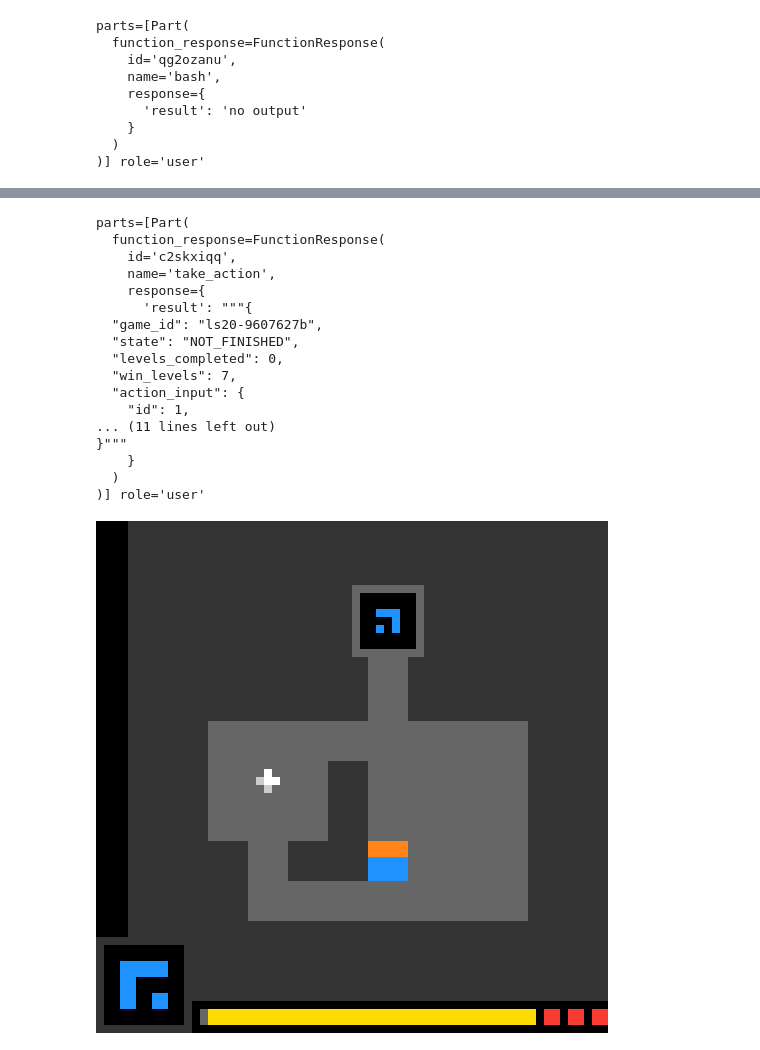
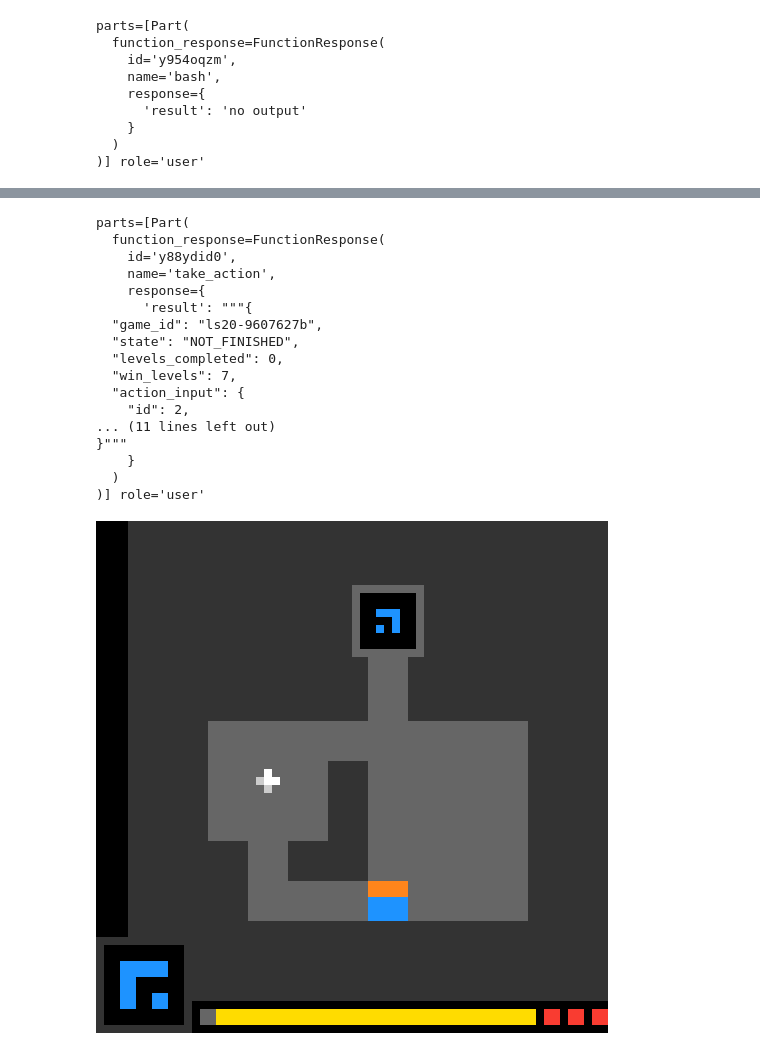
Before and after one commit to ak2k2/jackgamer, a Jupyter notebook: monday/123.ipynb, the cells around one changed output, grey strips where cells are left out. Saved outputs shown, nothing was run; the diff lists cells and outputs as text; code cells hidden in the pictures.

```diff
--- a/monday/123.ipynb
+++ b/monday/123.ipynb
@@ -99,7 +101,8 @@ agent.contents = [
         text=f"This is the current board. {arc_session.obs}")])
 ]
 
-agent.contents.append(types.Content(role="user", parts=[types.Part(text="solve quickly")]))
+agent.contents.append(types.Content(role="user", parts=[
+                      types.Part(text="solve quickly")]))
 
 for _ in range(3):
     agent.generate_response()
@@ -129,6 +132,6 @@ parts=[Part(
 parts=[Part(
   function_response=FunctionResponse(
-    id='qg2ozanu',
+    id='y954oqzm',
     name='bash',
     response={
       'result': 'no output'
@@ -140,21 +143,21 @@ parts=[Part(
 parts=[Part(
   function_response=FunctionResponse(
-    id='c2skxiqq',
+    id='y88ydid0',
     name='take_action',
     response={
       'result': """{
   "game_id": "ls20-9607627b",
   "state": "NOT_FINISHED",
   "levels_completed": 0,
   "win_levels": 7,
   "action_input": {
-    "id": 1,
+    "id": 2,
 ... (11 lines left out)
 }"""
     }
   )
 )] role='user'
-[figure, old version]
+[figure, new version]
 # %%
 agent.contents
 # %% [output]
```
Also changed, not shown: parts of 3 cells of this notebook, 4 other files.
